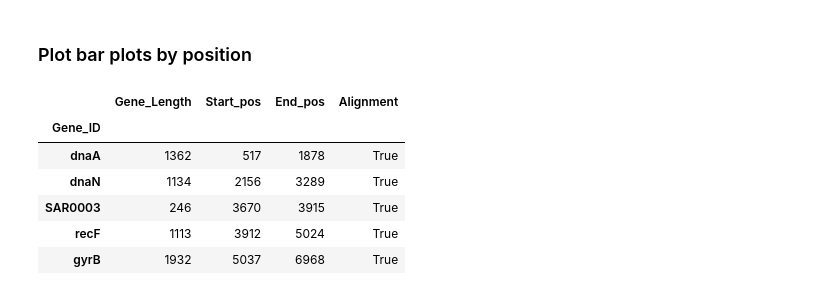
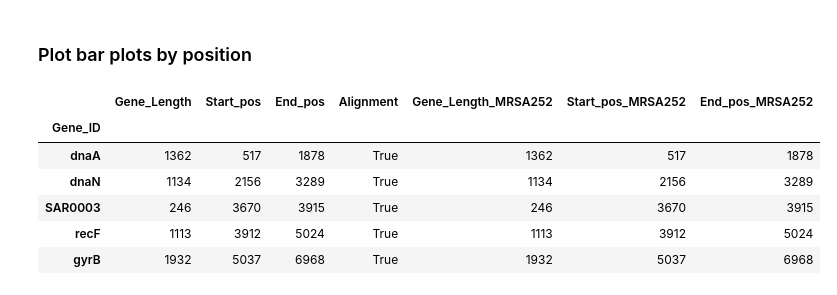
Before and after one commit to haochu-liu/likelihood-free, a Jupyter notebook: python/hotspots_staph.ipynb, the cells around one changed output. Saved outputs shown, nothing was run; the diff lists cells and outputs as text; code cells hidden in the pictures.

```diff
--- a/python/hotspots_staph.ipynb
+++ b/python/hotspots_staph.ipynb
@@ -259,17 +259,17 @@ for i in range(x_obs_torch.shape[0]):
 # %% [markdown]
 ### Plot bar plots by position
 # %%
-gene_info = pd.read_csv("../data/staph/core_gene_info.csv", index_col=0)
+gene_info = pd.read_csv("../data/staph/core_gene_info_updated.csv", index_col=0)
 gene_info_np = gene_info.to_numpy()
 gene_info.head()
 # %% [output]
-|  | Gene_Length | Start_pos | End_pos | Alignment |
-| Gene_ID |  |  |  |  |
-| dnaA | 1362 | 517 | 1878 | True |
-| dnaN | 1134 | 2156 | 3289 | True |
-| SAR0003 | 246 | 3670 | 3915 | True |
-| recF | 1113 | 3912 | 5024 | True |
-| gyrB | 1932 | 5037 | 6968 | True |
+|  | Gene_Length | Start_pos | End_pos | Alignment | Gene_Length_MRSA252 | Start_pos_MRSA252 | End_pos_MRSA252 |
+| Gene_ID |  |  |  |  |  |  |  |
+| dnaA | 1362 | 517 | 1878 | True | 1362 | 517 | 1878 |
+| dnaN | 1134 | 2156 | 3289 | True | 1134 | 2156 | 3289 |
+| SAR0003 | 246 | 3670 | 3915 | True | 246 | 3670 | 3915 |
+| recF | 1113 | 3912 | 5024 | True | 1113 | 3912 | 5024 |
+| gyrB | 1932 | 5037 | 6968 | True | 1932 | 5037 | 6968 |
 # %%
 from hotspot_DoG import DoGHotspotDetector
 # %%
```
Also changed, not shown: parts of 13 cells of this notebook, 1 other file.
